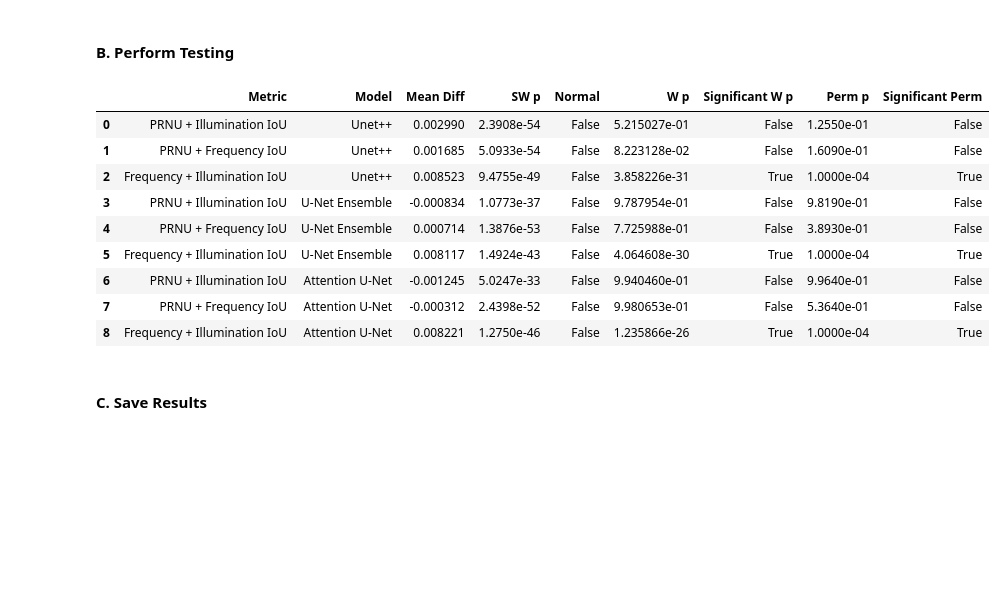
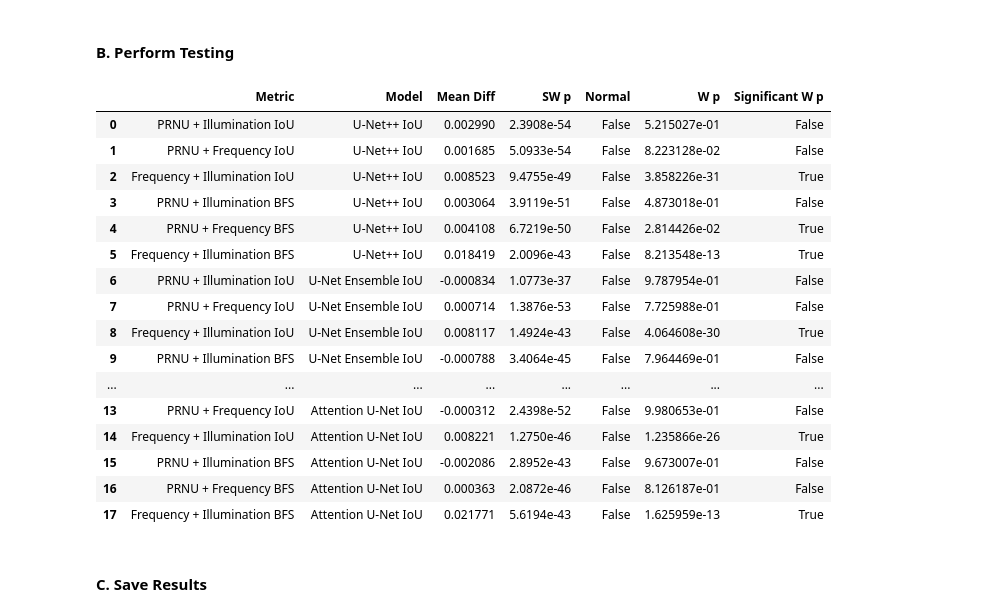
Before and after one commit to JeserylMae/unet-ensemble, a Jupyter notebook: notebooks/10_statistical_test.ipynb, the cells around one changed output. Saved outputs shown, nothing was run; the diff lists cells and outputs as text; code cells hidden in the pictures; blank space fills up the shorter version.

Commit message:
Statistical Test: Re-organize assumptions

```diff
--- a/notebooks/10_statistical_test.ipynb
+++ b/notebooks/10_statistical_test.ipynb
@@ -86,11 +69,14 @@ BASELINES = {
 # %% [markdown]
 #### B. Perform Testing
 # %%
-summary_10_1 = test.run_tests(
+summary_10_2 = test.run_tests(
     groups    = BASELINES,
-    metrics   = [('IoU', 'iou'), ('Dice', 'dice')],
-    tests     = ['shapiro', 'kruskal', 'ci'],
-    group_col = 'Model',
+    metrics   = [
+        ('IoU',      'iou'),
+        ('BF Score', 'bf_score'),
+    ],
+    tests     = ['shapiro', 'wilcoxon', 'ci'],
+    group_col = 'Baseline',
 )
-summary_10_1
+summary_10_2
 # %% [output]
@@ -158,12 +91,0 @@ BASELINES = {
-# %%
-summary_10_2 = test.run_tests(
-    groups    = BASELINES,
-    metrics   = [
-        ('IoU',      'iou'),
-        ('Dice',     'dice'),
-        ('BF Score', 'bf_score'),
-    ],
-    tests     = ['shapiro', 'wilcoxon', 'permutation'],
-    group_col = 'Baseline',
-)
-summary_10_2
@@ -230,26 +151,36 @@ MODELS = {
 # %%
 summary_10_3 = test.run_tests(
     groups    = MODELS,
     metrics   = [
-        ('PRNU + Illumination IoU',      'prnu_illum'),
-        ('PRNU + Frequency IoU',         'prnu_freq'),
-        ('Frequency + Illumination IoU', 'freq_illum'),
+        ('PRNU + Illumination IoU',      'prnu_illum_iou'),
+        ('PRNU + Frequency IoU',         'prnu_freq_iou'),
+        ('Frequency + Illumination IoU', 'freq_illum_iou'),
+        ('PRNU + Illumination BFS',      'prnu_illum_bfs'),
+        ('PRNU + Frequency BFS',         'prnu_freq_bfs'),
+        ('Frequency + Illumination BFS', 'freq_illum_bfs'),
     ],
-    tests     = ['shapiro', 'wilcoxon', 'permutation'],
+    tests     = ['shapiro', 'wilcoxon'],
     group_col = 'Model',
 )
 summary_10_3
 # %% [output]
-|  | Metric | Model | Mean Diff | SW p | Normal | W p | Significant W p | Perm p | Significant Perm |
-| 0 | PRNU + Illumination IoU | Unet++ | 0.002990 | 2.3908e-54 | False | 5.215027e-01 | False | 1.2550e-01 | False |
-| 1 | PRNU + Frequency IoU | Unet++ | 0.001685 | 5.0933e-54 | False | 8.223128e-02 | False | 1.6090e-01 | False |
-| 2 | Frequency + Illumination IoU | Unet++ | 0.008523 | 9.4755e-49 | False | 3.858226e-31 | True | 1.0000e-04 | True |
-| 3 | PRNU + Illumination IoU | U-Net Ensemble | -0.000834 | 1.0773e-37 | False | 9.787954e-01 | False | 9.8190e-01 | False |
-| 4 | PRNU + Frequency IoU | U-Net Ensemble | 0.000714 | 1.3876e-53 | False | 7.725988e-01 | False | 3.8930e-01 | False |
-| 5 | Frequency + Illumination IoU | U-Net Ensemble | 0.008117 | 1.4924e-43 | False | 4.064608e-30 | True | 1.0000e-04 | True |
-| 6 | PRNU + Illumination IoU | Attention U-Net | -0.001245 | 5.0247e-33 | False | 9.940460e-01 | False | 9.9640e-01 | False |
-| 7 | PRNU + Frequency IoU | Attention U-Net | -0.000312 | 2.4398e-52 | False | 9.980653e-01 | False | 5.3640e-01 | False |
-| 8 | Frequency + Illumination IoU | Attention U-Net | 0.008221 | 1.2750e-46 | False | 1.235866e-26 | True | 1.0000e-04 | True |
+|  | Metric | Model | Mean Diff | SW p | Normal | W p | Significant W p |
+| 0 | PRNU + Illumination IoU | U-Net++ IoU | 0.002990 | 2.3908e-54 | False | 5.215027e-01 | False |
+| 1 | PRNU + Frequency IoU | U-Net++ IoU | 0.001685 | 5.0933e-54 | False | 8.223128e-02 | False |
+| 2 | Frequency + Illumination IoU | U-Net++ IoU | 0.008523 | 9.4755e-49 | False | 3.858226e-31 | True |
+| 3 | PRNU + Illumination BFS | U-Net++ IoU | 0.003064 | 3.9119e-51 | False | 4.873018e-01 | False |
+| 4 | PRNU + Frequency BFS | U-Net++ IoU | 0.004108 | 6.7219e-50 | False | 2.814426e-02 | True |
+| 5 | Frequency + Illumination BFS | U-Net++ IoU | 0.018419 | 2.0096e-43 | False | 8.213548e-13 | True |
+| 6 | PRNU + Illumination IoU | U-Net Ensemble IoU | -0.000834 | 1.0773e-37 | False | 9.787954e-01 | False |
+| 7 | PRNU + Frequency IoU | U-Net Ensemble IoU | 0.000714 | 1.3876e-53 | False | 7.725988e-01 | False |
+| 8 | Frequency + Illumination IoU | U-Net Ensemble IoU | 0.008117 | 1.4924e-43 | False | 4.064608e-30 | True |
+| 9 | PRNU + Illumination BFS | U-Net Ensemble IoU | -0.000788 | 3.4064e-45 | False | 7.964469e-01 | False |
+| ... | ... | ... | ... | ... | ... | ... | ... |
+| 13 | PRNU + Frequency IoU | Attention U-Net IoU | -0.000312 | 2.4398e-52 | False | 9.980653e-01 | False |
+| 14 | Frequency + Illumination IoU | Attention U-Net IoU | 0.008221 | 1.2750e-46 | False | 1.235866e-26 | True |
+| 15 | PRNU + Illumination BFS | Attention U-Net IoU | -0.002086 | 2.8952e-43 | False | 9.673007e-01 | False |
+| 16 | PRNU + Frequency BFS | Attention U-Net IoU | 0.000363 | 2.0872e-46 | False | 8.126187e-01 | False |
+| 17 | Frequency + Illumination BFS | Attention U-Net IoU | 0.021771 | 5.6194e-43 | False | 1.625959e-13 | True |
 # %% [markdown]
 #### C. Save Results
 # %%
```
Also changed, not shown: parts of 47 cells of this notebook.
